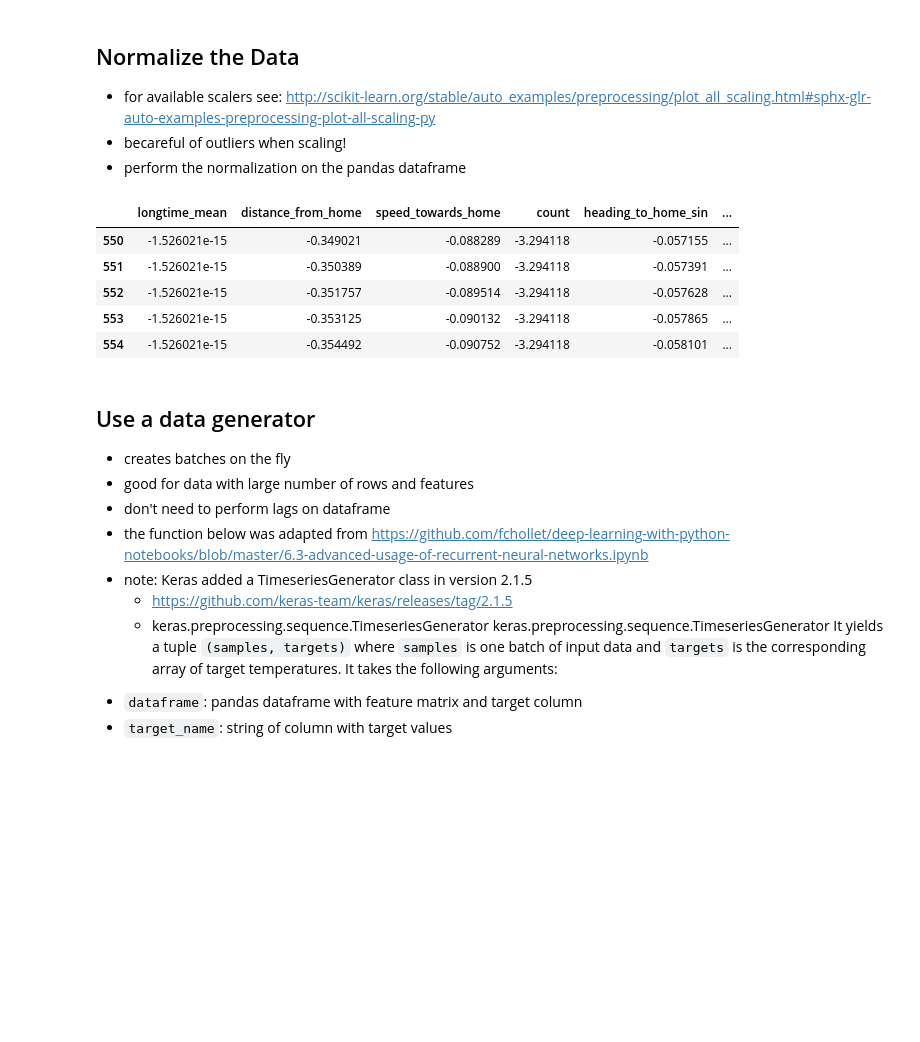
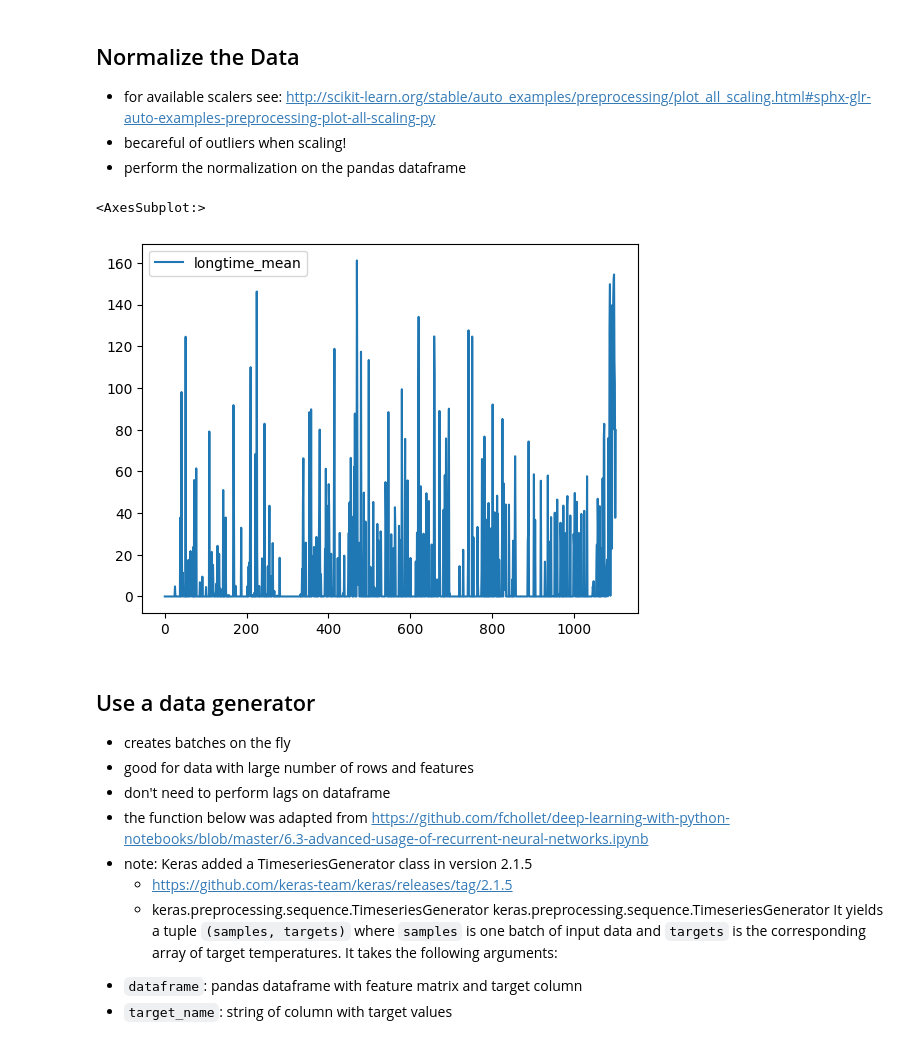
Before and after one commit to grinwi/smartboiler, a Jupyter notebook: src/smartboiler/lstm_example_with_multivariate_time_series 2.ipynb, the cells around one changed output. Cells and saved outputs as stored; diff of their text form; code cells hidden in the pictures; blank space fills up the shorter version.

```diff
--- a/src/smartboiler/lstm_example_with_multivariate_time_series 2.ipynb
+++ b/src/smartboiler/lstm_example_with_multivariate_time_series 2.ipynb
@@ -298,25 +281,21 @@ df.plot(y='distance_from_home')
 # %%
 from sklearn.preprocessing import RobustScaler
 
 df_train_norm = df_train.copy()
 df_test_norm = df_test.copy()
 
 scaler = RobustScaler()
 
 # df_train_norm.loc[:,predicted_column:] = scaler.fit_transform(df_train.loc[:,predicted_column:])
 # df_test_norm.loc[:,predicted_column:] = scaler.transform(df_test.loc[:,predicted_column:])
 df_train_norm[df_train.columns] = scaler.fit_transform(df_train)
 df_test_norm[df_train.columns] = scaler.transform(df_test)
 
 
-df_train_norm.head()
+df_train_norm.plot(y='longtime_mean')
 # %% [output]
-|  | longtime_mean | distance_from_home | speed_towards_home | count | heading_to_home_sin | ... |
-| 550 | -1.526021e-15 | -0.349021 | -0.088289 | -3.294118 | -0.057155 | ... |
-| 551 | -1.526021e-15 | -0.350389 | -0.088900 | -3.294118 | -0.057391 | ... |
-| 552 | -1.526021e-15 | -0.351757 | -0.089514 | -3.294118 | -0.057628 | ... |
-| 553 | -1.526021e-15 | -0.353125 | -0.090132 | -3.294118 | -0.057865 | ... |
-| 554 | -1.526021e-15 | -0.354492 | -0.090752 | -3.294118 | -0.058101 | ... |
+<AxesSubplot:>
+[figure, added]
 # %% [markdown]
 ## Use a data generator
 - creates batches on the fly
```
Also changed, not shown: parts of 18 cells of this notebook, 4 other files.
